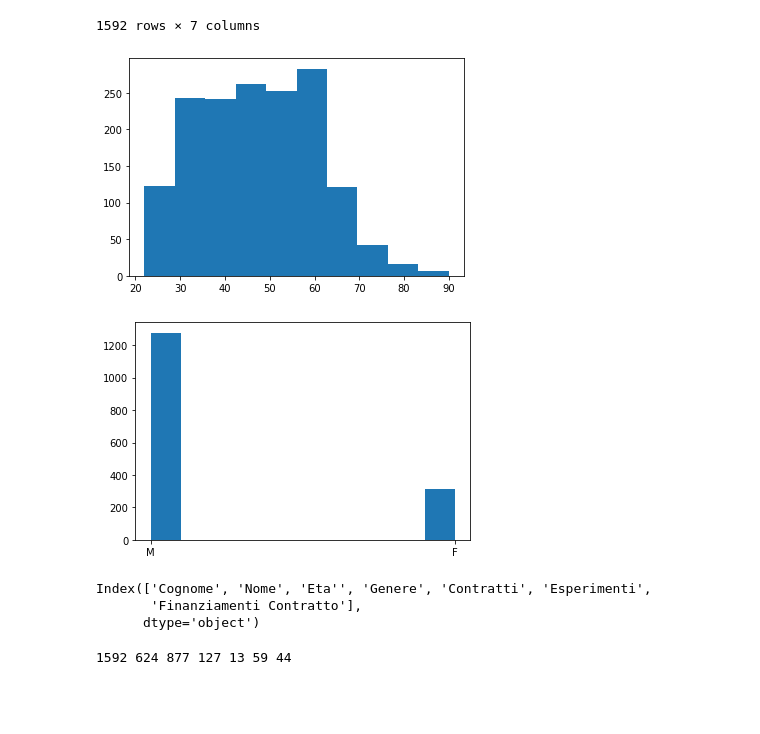
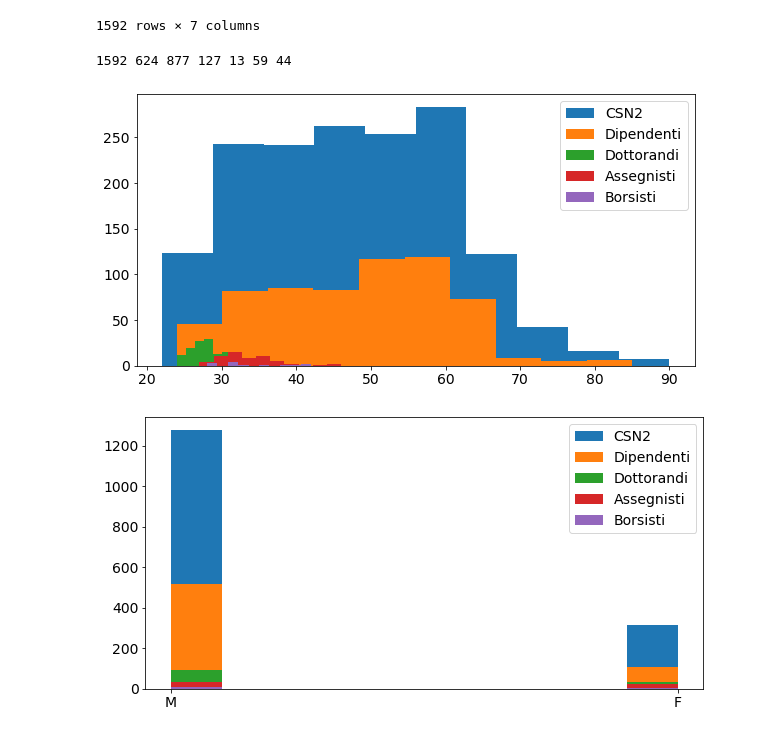
Before and after one commit to gmazzitelli/GSN2, a Jupyter notebook: AnagraficheCSN2.ipynb, the cells around one changed output. Cells and saved outputs as stored; diff of their text form; code cells hidden in the pictures; blank space fills up the shorter version.

```diff
--- a/AnagraficheCSN2.ipynb
+++ b/AnagraficheCSN2.ipynb
@@ -50,20 +50,6 @@ CSN2
 | 1590 | Zucchelli | Stefano | 66 | M | (01/01/2020 - 31/12/2020) Associa... | 60% - (BO:CSN1) LHC-B (Ricercator... |  |
 | 1591 | Zuccon | Paolo | 47 | M | (01/01/2020 - 31/12/2020) Associa... | 70% - (TIFP:CSN2) AMS2 (Ricercato... |  |
 1592 rows × 7 columns
-# %%
-plt.hist(CSN2["Eta'"])
-plt.show()
-plt.hist(CSN2.Genere)
-plt.show()
-# %% [output]
-[figure, removed]
-[figure, removed]
-# %%
-CSN2.columns
-# %% [output]
-Index(['Cognome', 'Nome', 'Eta'', 'Genere', 'Contratti', 'Esperimenti',
-       'Finanziamenti Contratto'],
-      dtype='object')
 # %%
 dipendenti = pd.DataFrame(columns = CSN2.columns)
 associati  = pd.DataFrame(columns = CSN2.columns)
@@ -88,6 +74,28 @@ for i, contratto in enumerate(CSN2.Contratti):
 print (len(CSN2),len(dipendenti), len(associati), len(dottorandi), len(borsisti), len(assegnisti), len(tecnici))
 # %% [output]
 1592 624 877 127 13 59 44
+# %%
+plt.figure(figsize = (10,5))
+plt.hist(CSN2["Eta'"], label='CSN2')
+plt.hist(dipendenti["Eta'"], label='Dipendenti')
+plt.hist(dottorandi["Eta'"], label='Dottorandi')
+plt.hist(assegnisti["Eta'"], label='Assegnisti')
+plt.hist(borsisti["Eta'"], label='Borsisti')
+#plt.yscale('log')
+plt.legend()
+plt.show()
+plt.figure(figsize = (10,5))
+plt.hist(CSN2.Genere, label='CSN2')
+plt.hist(dipendenti.Genere, label='Dipendenti')
+plt.hist(dottorandi.Genere, label='Dottorandi')
+plt.hist(assegnisti.Genere, label='Assegnisti')
+plt.hist(borsisti.Genere, label='Borsisti')
+#plt.yscale('log')
+plt.legend()
+plt.show()
+# %% [output]
+[figure, added]
+[figure, added]
 # %%
 borsisti
 # %% [output]
```
Also changed, not shown: parts of 1 cell of this notebook.
